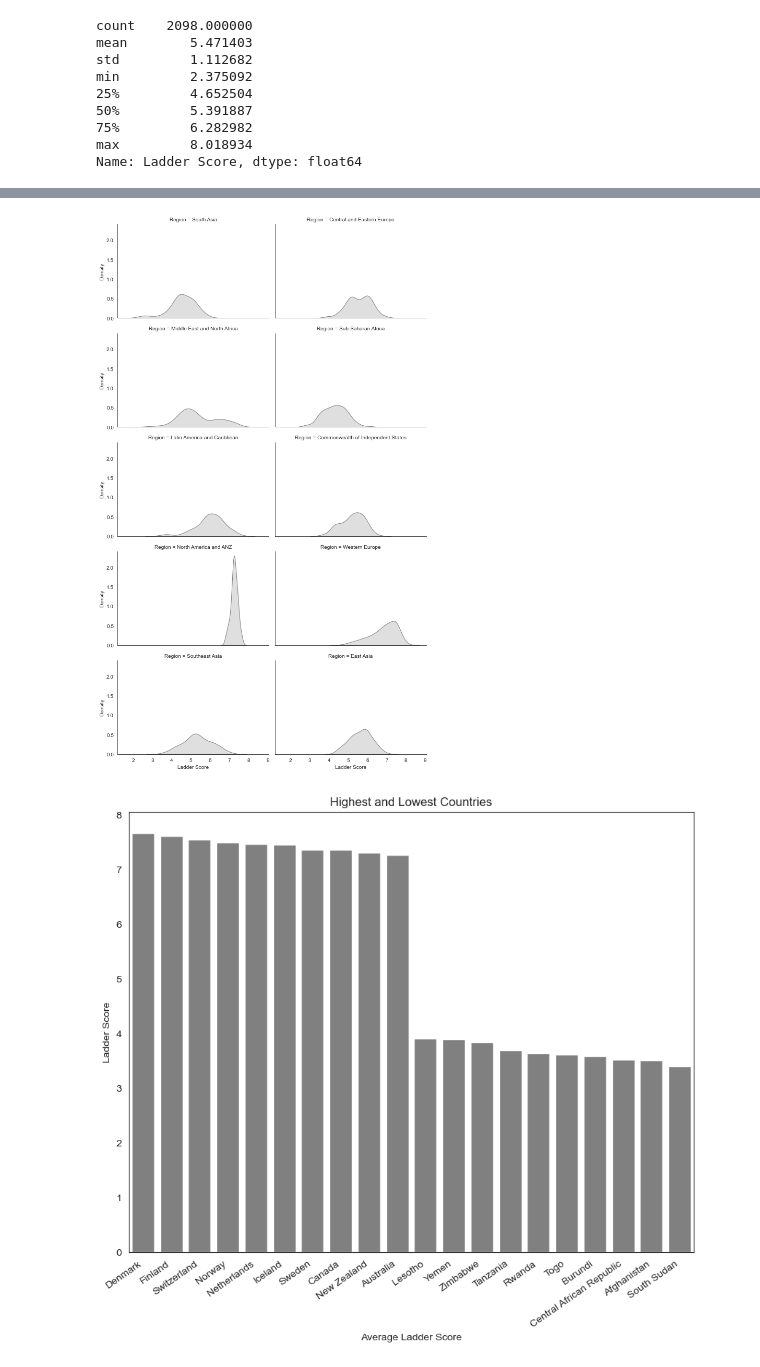
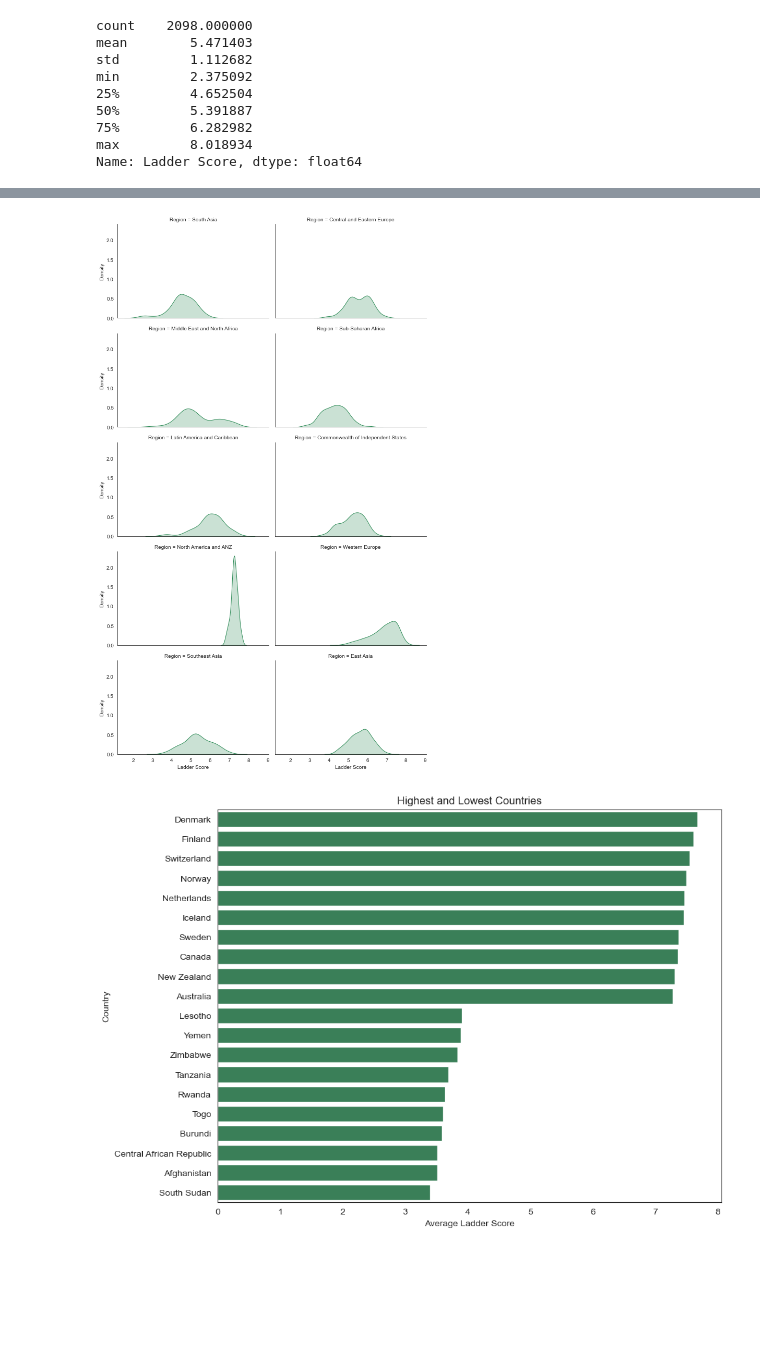
Before and after one commit to paul-trood/Portfolio-World_Happiness_Report, a Jupyter notebook: world_happiness.ipynb, the cells around one changed output, grey strips where cells are left out. Cells and saved outputs as stored; diff of their text form; code cells hidden in the pictures; blank space fills up the shorter version.

```diff
--- a/world_happiness.ipynb
+++ b/world_happiness.ipynb
@@ -763,7 +795,7 @@ population["Country (or dependency)"] = population["Country (or dependency)"].st
                                                                              .str.replace("Taiwan","Taiwan Province of China", regex=False)
 
 # Merges population stats with main dataframe
-combined = pd.merge(combined_report,population, how="left", left_on = "Country", right_on="Country (or dependency)").drop(columns="Country (or dependency)")
+combined = pd.merge(combined, population, how="left", left_on = "Country", right_on="Country (or dependency)").drop(columns="Country (or dependency)")
 # %%
 combined.apply(pd.isnull).sum()/combined.shape[0] * 100
 # %% [output]
@@ -826,7 +858,9 @@ combined["Med. Age"] = combined["Med. Age"].astype(float)
 cols_rename = {
                 "Yearly Change": "Yearly Change %",
                 "World Share":"World Share %",
-                "Fert. Rate":"Fertility Rate %"
+                "Fert. Rate":"Fertility Rate %",
+                "Med. Age": "Median Age",
+                "COVID-19 deaths per 100,000 population in 2020":"COVID-19 deaths per 100,000 (2020)"
               }
 # Rename columns, and set a new copy
 full_report = combined.rename(columns=cols_rename).copy()
@@ -893,10 +939,10 @@ plt.show()
 # %%
 # Regional ladder score density plot
 g= sns.FacetGrid(full_report, col="Region", height=3, aspect=1.5, col_wrap=2)
-g.map_dataframe(sns.kdeplot, x="Ladder Score", color="gray",shade=True)
+g.map_dataframe(sns.kdeplot, x="Ladder Score", color="seagreen", shade=True)
 g.set_xlabels("Ladder Score");
 # %% [output]
-[figure, old version]
+[figure, new version]
 # %%
 # Highest and lowest ladder scores by country
 bottom_10 = country_group.nsmallest(10,"Ladder Score").sort_values(by="Ladder Score", ascending=False)
@@ -905,11 +951,10 @@ high_low = top_10.append(bottom_10, ignore_index=False)
 # %%
 # Plot results
 fig, bar = plt.subplots(figsize = (10,8), dpi = 100)
-sns.barplot(x="Country", y="Ladder Score", data=high_low, color="gray")
+sns.barplot(x="Ladder Score", y="Country", data=high_low, color="seagreen")
 plt.title("Highest and Lowest Countries")
 plt.xlabel("Average Ladder Score")
-plt.xticks(ha="right", rotation=35)
 plt.show()
 # %% [output]
-[figure, old version]
+[figure, new version]
 # %%
```
Also changed, not shown: parts of 19 cells of this notebook.
